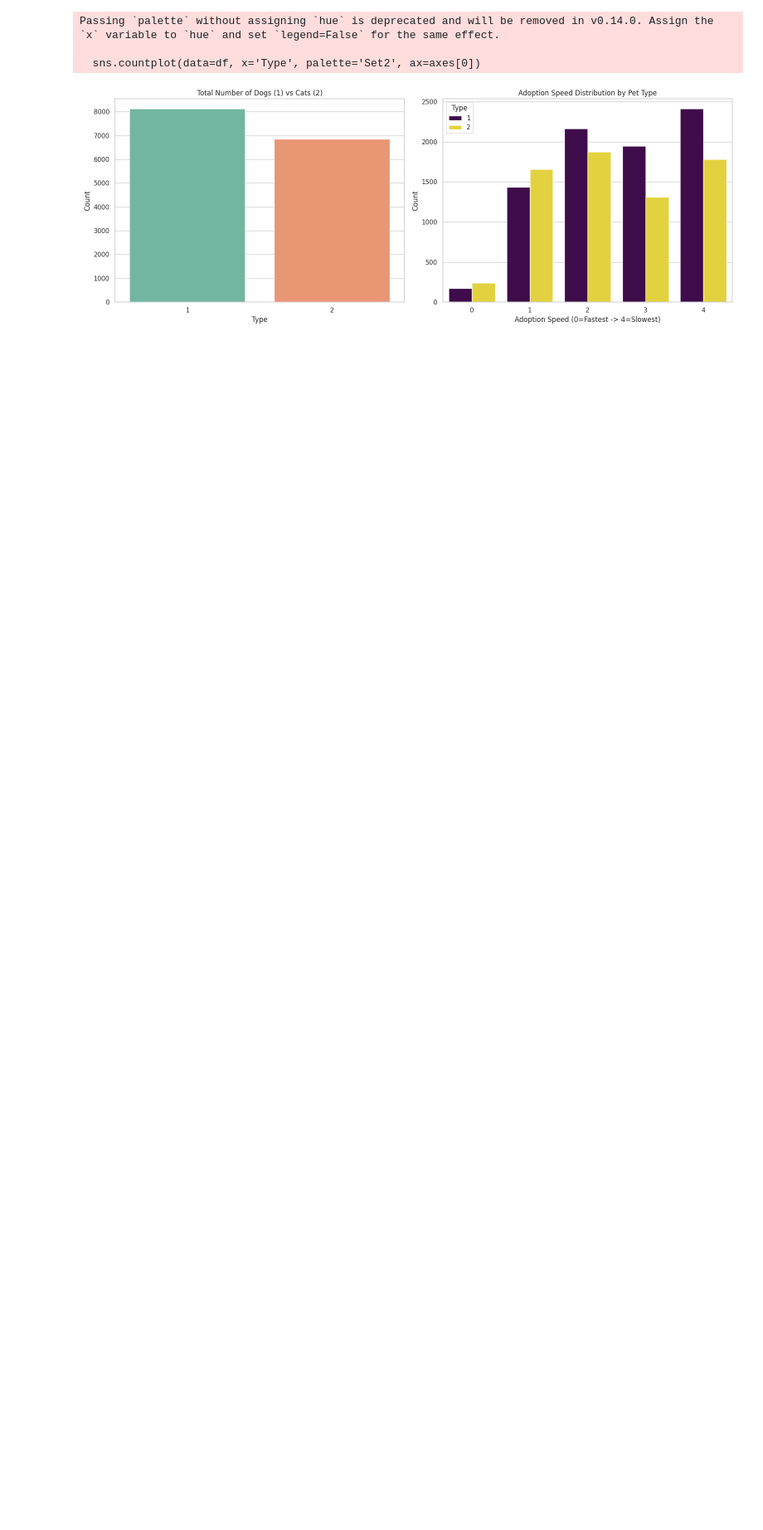
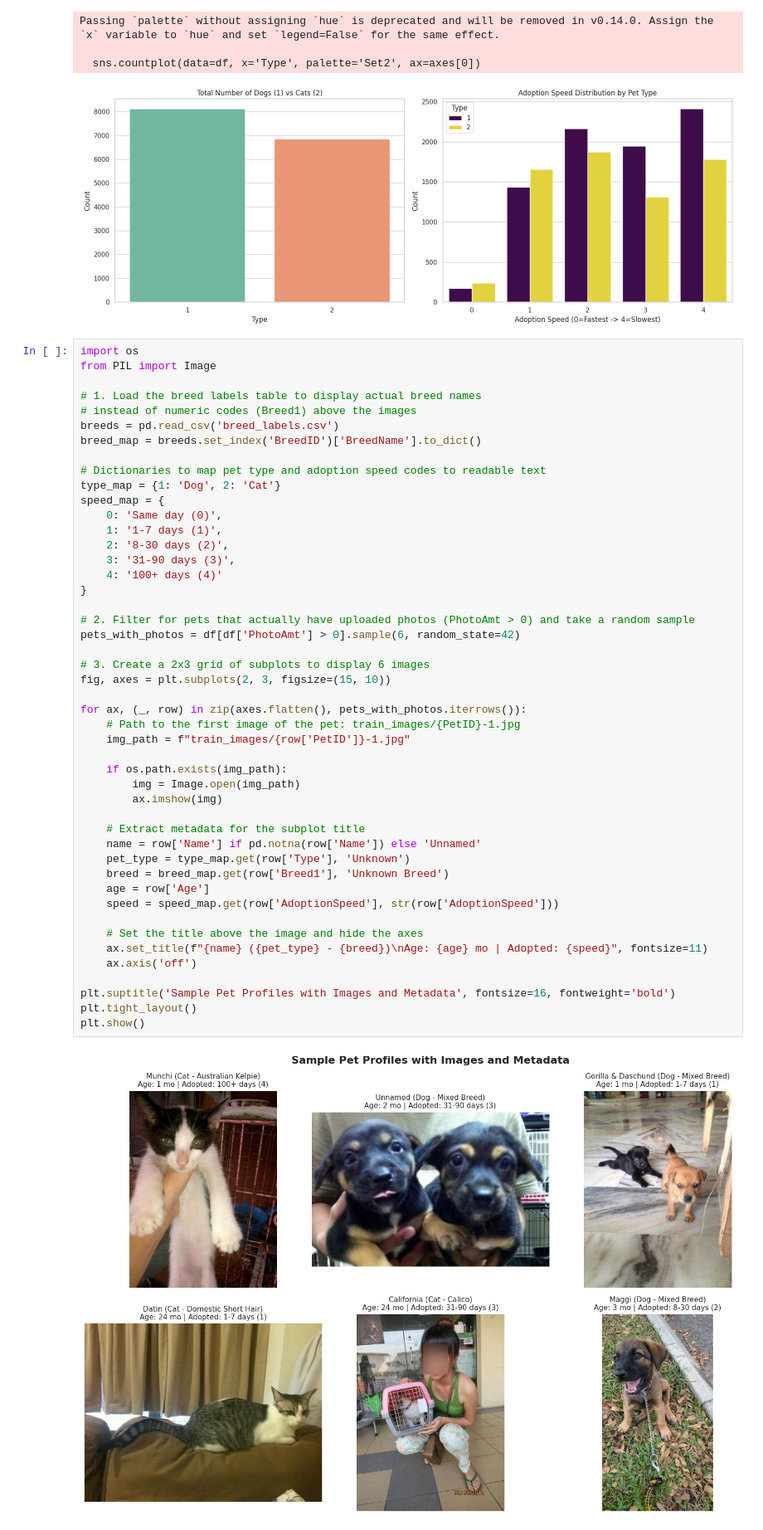
Before and after one commit to AndrasBajnokSzabo/kaggle-petfinder-adoption-prediction, a Jupyter notebook: notebooks/Kaggle_petfinder_data_visualization.ipynb, the cells around one changed output. Shown at 83% size. Saved outputs shown, nothing was run; the diff lists cells and outputs as text; blank space fills up the shorter version.

Commit message:
Display pet images with metadata (#7)

```diff
--- a/notebooks/Kaggle_petfinder_data_visualization.ipynb
+++ b/notebooks/Kaggle_petfinder_data_visualization.ipynb
@@ -62,3 +62,52 @@ Passing `palette` without assigning `hue` is deprecated and will be removed in v
 
   sns.countplot(data=df, x='Type', palette='Set2', ax=axes[0])
 [figure]
+# %%
+import os
+from PIL import Image
+
+# 1. Load the breed labels table to display actual breed names
+# instead of numeric codes (Breed1) above the images
+breeds = pd.read_csv('breed_labels.csv')
+breed_map = breeds.set_index('BreedID')['BreedName'].to_dict()
+
+# Dictionaries to map pet type and adoption speed codes to readable text
+type_map = {1: 'Dog', 2: 'Cat'}
+speed_map = {
+    0: 'Same day (0)',
+    1: '1-7 days (1)',
+    2: '8-30 days (2)',
+    3: '31-90 days (3)',
+    4: '100+ days (4)'
+}
+
+# 2. Filter for pets that actually have uploaded photos (PhotoAmt > 0) and take a random sample
+pets_with_photos = df[df['PhotoAmt'] > 0].sample(6, random_state=42)
+
+# 3. Create a 2x3 grid of subplots to display 6 images
+fig, axes = plt.subplots(2, 3, figsize=(15, 10))
+
+for ax, (_, row) in zip(axes.flatten(), pets_with_photos.iterrows()):
+    # Path to the first image of the pet: train_images/{PetID}-1.jpg
+    img_path = f"train_images/{row['PetID']}-1.jpg"
+
+    if os.path.exists(img_path):
+        img = Image.open(img_path)
+        ax.imshow(img)
+
+    # Extract metadata for the subplot title
+    name = row['Name'] if pd.notna(row['Name']) else 'Unnamed'
+    pet_type = type_map.get(row['Type'], 'Unknown')
+    breed = breed_map.get(row['Breed1'], 'Unknown Breed')
+    age = row['Age']
+    speed = speed_map.get(row['AdoptionSpeed'], str(row['AdoptionSpeed']))
+
+    # Set the title above the image and hide the axes
+    ax.set_title(f"{name} ({pet_type} - {breed})\nAge: {age} mo | Adopted: {speed}", fontsize=11)
+    ax.axis('off')
+
+plt.suptitle('Sample Pet Profiles with Images and Metadata', fontsize=16, fontweight='bold')
+plt.tight_layout()
+plt.show()
+# %% [output]
+[figure, added]
```
Also changed, not shown: parts of 1 cell of this notebook.
